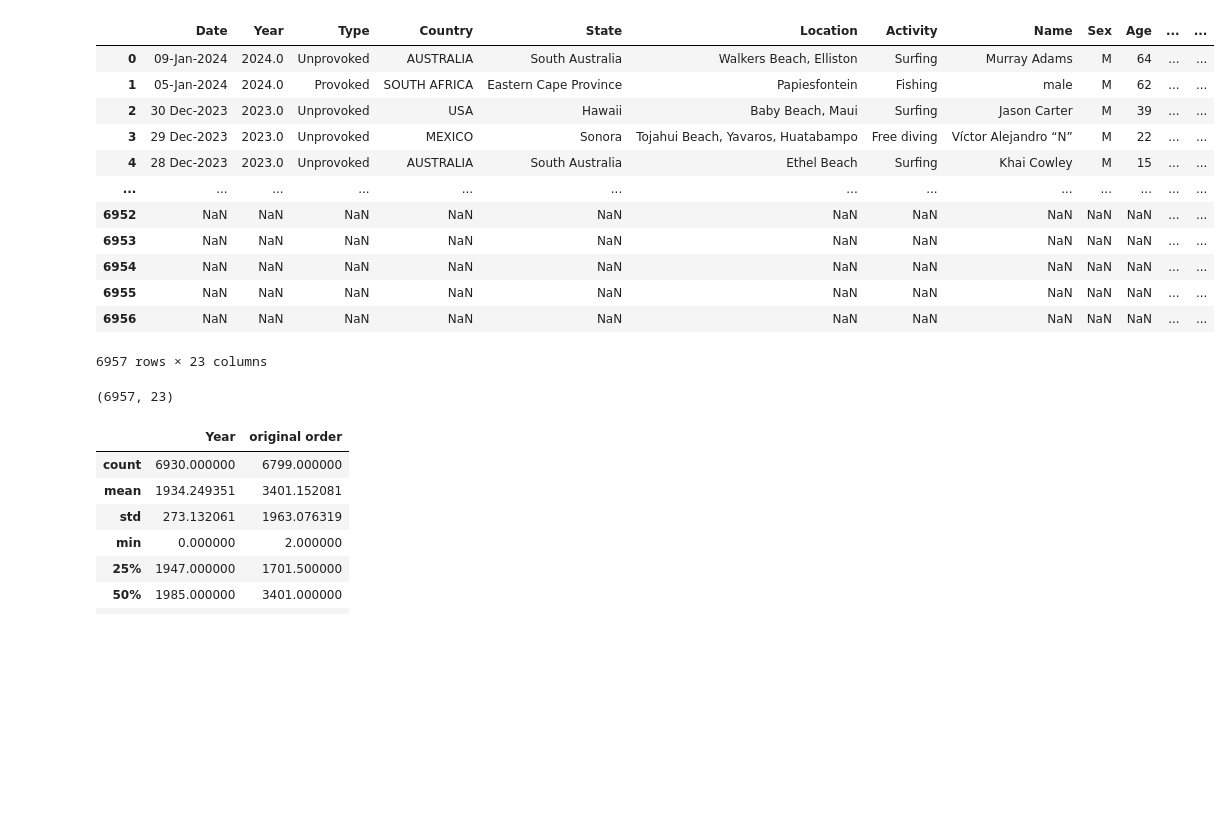
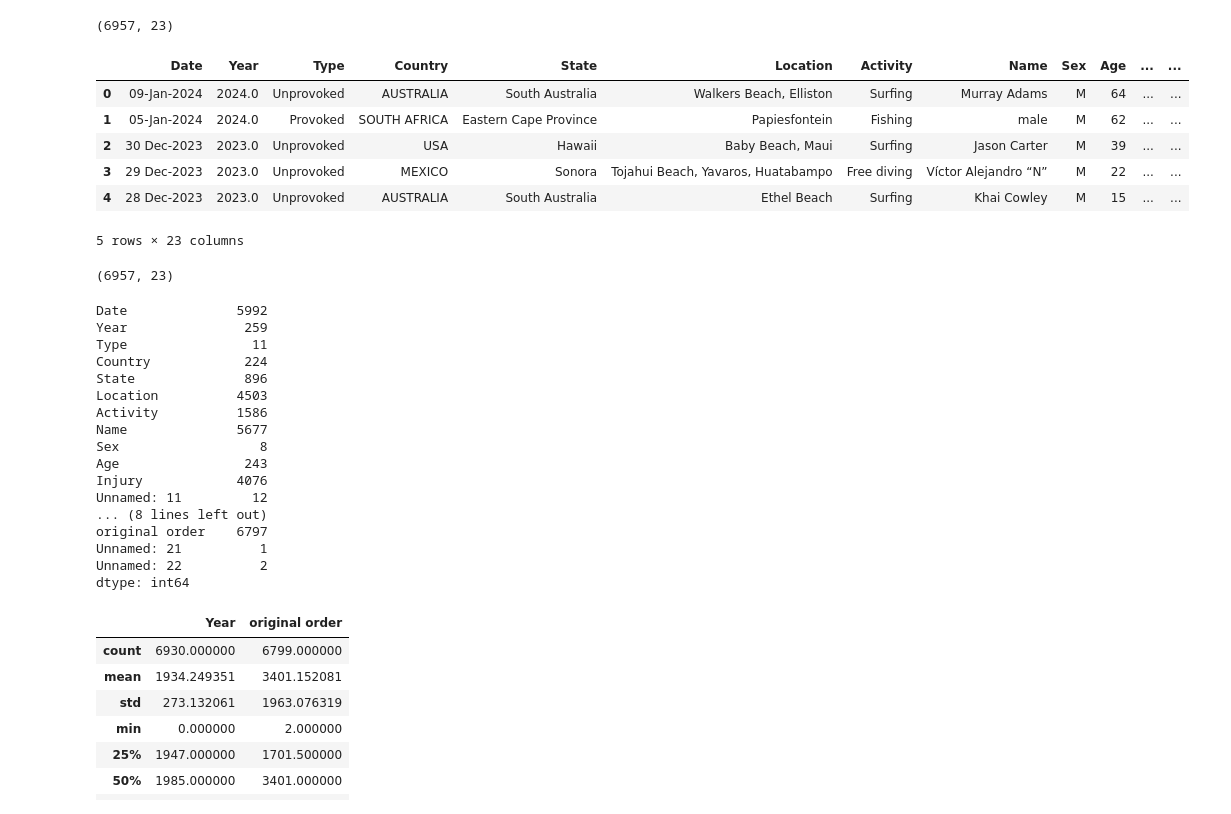
Before and after one commit to MiriinD/GitHub_Ironhack, a Jupyter notebook: Week 2/Quest_SharkAttacks.ipynb, the cells around one changed output. Saved outputs shown, nothing was run; the diff lists cells and outputs as text; code cells hidden in the pictures; blank space fills up the shorter version.

```diff
--- a/Week 2/Quest_SharkAttacks.ipynb
+++ b/Week 2/Quest_SharkAttacks.ipynb
@@ -2,26 +2,46 @@
 import pandas as pd
 
 dataframe_sharks = pd.read_excel('https://www.sharkattackfile.net/spreadsheets/GSAF5.xls')
+dataframe_sharks.shape
+# %% [output]
+(6957, 23)
 # %%
-dataframe_sharks
+dataframe_sharks.head()
 # %% [output]
 |  | Date | Year | Type | Country | State | Location | Activity | Name | Sex | Age | ... | ... |
 | 0 | 09-Jan-2024 | 2024.0 | Unprovoked | AUSTRALIA | South Australia | Walkers Beach, Elliston | Surfing | Murray Adams | M | 64 | ... | ... |
 | 1 | 05-Jan-2024 | 2024.0 | Provoked | SOUTH AFRICA | Eastern Cape Province | Papiesfontein | Fishing | male | M | 62 | ... | ... |
 | 2 | 30 Dec-2023 | 2023.0 | Unprovoked | USA | Hawaii | Baby Beach, Maui | Surfing | Jason Carter | M | 39 | ... | ... |
 | 3 | 29 Dec-2023 | 2023.0 | Unprovoked | MEXICO | Sonora | Tojahui Beach, Yavaros, Huatabampo | Free diving | Víctor Alejandro “N” | M | 22 | ... | ... |
 | 4 | 28 Dec-2023 | 2023.0 | Unprovoked | AUSTRALIA | South Australia | Ethel Beach | Surfing | Khai Cowley | M | 15 | ... | ... |
-| ... | ... | ... | ... | ... | ... | ... | ... | ... | ... | ... | ... | ... |
-| 6952 | NaN | NaN | NaN | NaN | NaN | NaN | NaN | NaN | NaN | NaN | ... | ... |
-| 6953 | NaN | NaN | NaN | NaN | NaN | NaN | NaN | NaN | NaN | NaN | ... | ... |
-| 6954 | NaN | NaN | NaN | NaN | NaN | NaN | NaN | NaN | NaN | NaN | ... | ... |
-| 6955 | NaN | NaN | NaN | NaN | NaN | NaN | NaN | NaN | NaN | NaN | ... | ... |
-| 6956 | NaN | NaN | NaN | NaN | NaN | NaN | NaN | NaN | NaN | NaN | ... | ... |
-6957 rows × 23 columns
+5 rows × 23 columns
 # %%
 dataframe_sharks.shape
 # %% [output]
 (6957, 23)
+# %%
+import numpy as np
+
+unique_values= dataframe_sharks.nunique()
+unique_values
+# %% [output]
+Date              5992
+Year               259
+Type                11
+Country            224
+State              896
+Location          4503
+Activity          1586
+Name              5677
+Sex                  8
+Age                243
+Injury            4076
+Unnamed: 11         12
+... (8 lines left out)
+original order    6797
+Unnamed: 21          1
+Unnamed: 22          2
+dtype: int64
 # %%
 dataframe_sharks.describe()
 # %% [output]
```
Also changed, not shown: parts of 13 cells of this notebook, 6 other files.
